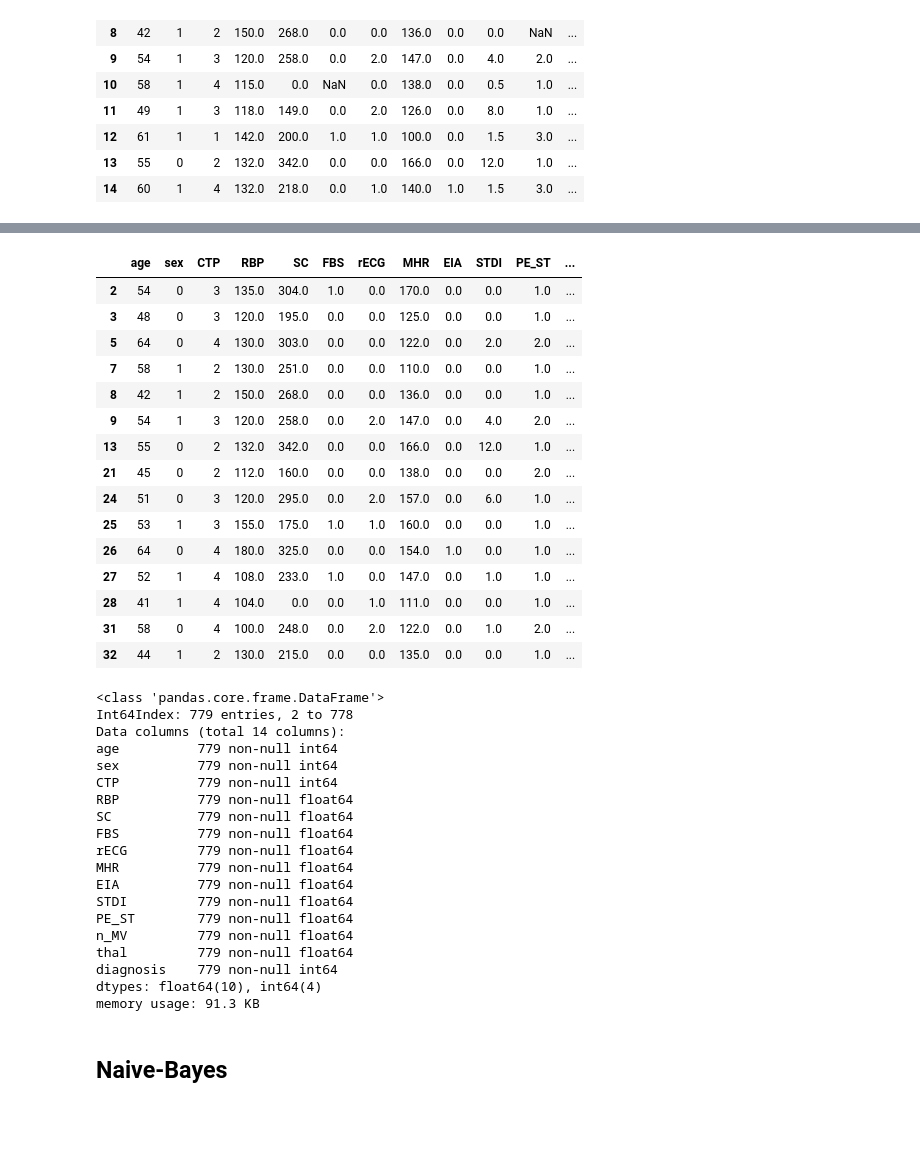
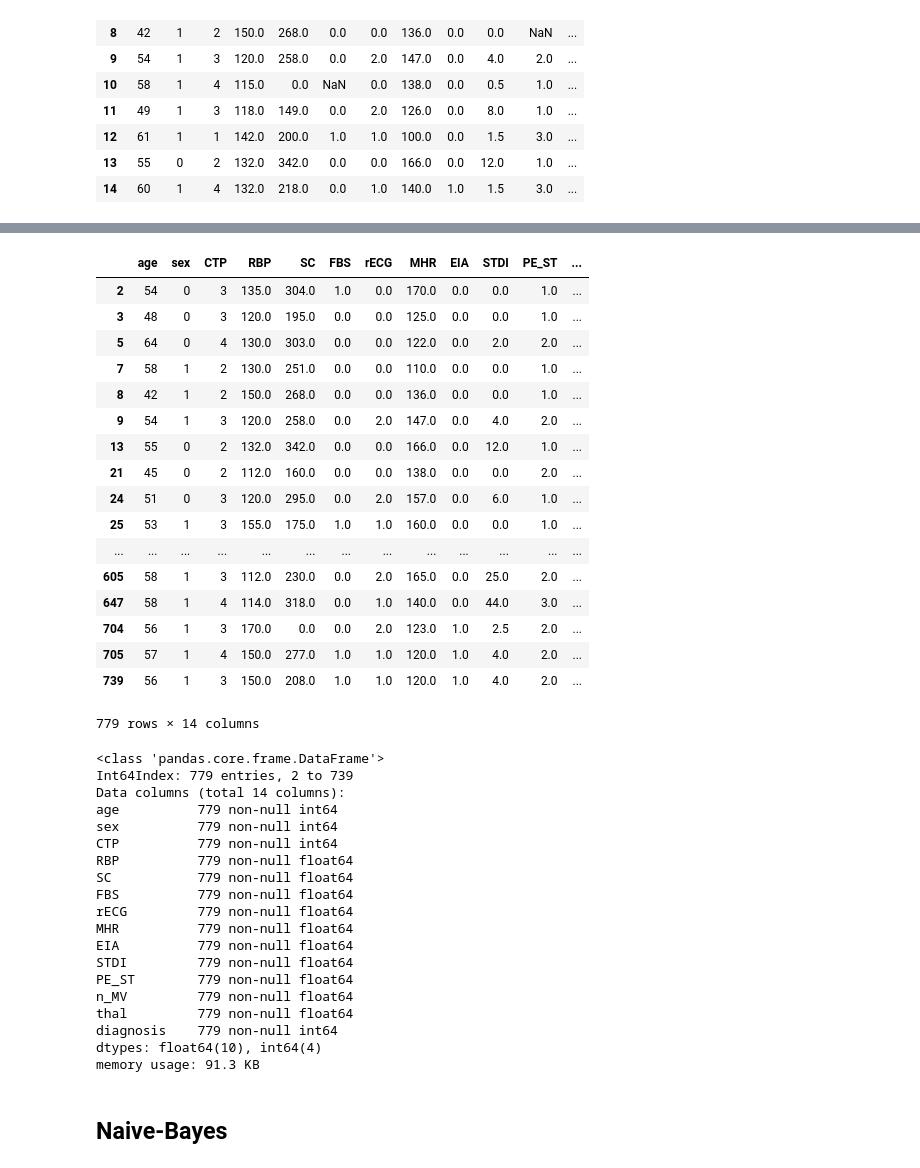
Before and after one commit to AgeMagi/Tubes2-AI, a Jupyter notebook: 13516079.ipynb, the cells around one changed output, grey strips where cells are left out. Drawn from its saved outputs; the diff is of its cells as text; code cells hidden in the pictures; blank space fills up the shorter version.

```diff
--- a/13516079.ipynb
+++ b/13516079.ipynb
@@ -21,6 +19,6 @@ ModuleNotFoundError: No module named 'seaborn'
 # %%
 # Path menuju file dataset training
-file_path = './tubes2_HeartDisease_train.csv'
+file_path = 'Tubes II AI/tubes2_HeartDisease_train.csv'
 
 # Header kolom
 headers = ['age', 'sex', 'CTP', 'RBP','SC', 'FBS','rECG', 'MHR', 'EIA','STDI','PE_ST', 'n_MV','thal', 'diagnosis']
@@ -48,15 +46,27 @@ train_dataset.head(15)
 # %%
 # Memisahkan dataset menjadi 2 kelompok
 train_dataset_0 = train_dataset[train_dataset['diagnosis'] == 0].copy()
-train_dataset_1 = train_dataset[train_dataset['diagnosis'] != 0].copy()
+train_dataset_1 = train_dataset[train_dataset['diagnosis'] == 1].copy()
+train_dataset_2 = train_dataset[train_dataset['diagnosis'] == 2].copy()
+train_dataset_3 = train_dataset[train_dataset['diagnosis'] == 3].copy()
+train_dataset_4 = train_dataset[train_dataset['diagnosis'] == 4].copy()
 
 # Menyimpan nilai modus setiap atribut untuk kedua kelompok
 dataset_0_modes = train_dataset_0.mode().iloc[0]
 dataset_0_modes.name = 'mode'
 dataset_1_modes = train_dataset_1.mode().iloc[0]
 dataset_1_modes.name = 'mode'
+dataset_2_modes = train_dataset_2.mode().iloc[0]
+dataset_2_modes.name = 'mode'
+dataset_3_modes = train_dataset_3.mode().iloc[0]
+dataset_3_modes.name = 'mode'
+dataset_4_modes = train_dataset_4.mode().iloc[0]
+dataset_4_modes.name = 'mode'
 
 # Menampilkan nilai modus setiap atribut untuk kedua kelompok
 display(pd.Series.to_frame(dataset_0_modes))
 display(pd.Series.to_frame(dataset_1_modes))
+display(pd.Series.to_frame(dataset_2_modes))
+display(pd.Series.to_frame(dataset_3_modes))
+display(pd.Series.to_frame(dataset_4_modes))
 # %% [output]
@@ -96,33 +148,38 @@ display(pd.Series.to_frame(dataset_1_modes))
 # %%
 # Mengisi nilai atribut yang tidak diketahui
 train_dataset_0.fillna(dataset_0_modes, inplace=True)
 train_dataset_1.fillna(dataset_1_modes, inplace=True)
+train_dataset_2.fillna(dataset_2_modes, inplace=True)
+train_dataset_3.fillna(dataset_3_modes, inplace=True)
+train_dataset_4.fillna(dataset_4_modes, inplace=True)
 
 # Menggabungkan kembali kedua kelompok
-train_dataset = pd.concat([train_dataset_0, train_dataset_1])
-train_dataset.head(15)
+train_dataset = pd.concat([train_dataset_0, train_dataset_1, train_dataset_2, train_dataset_3, train_dataset_4])
+train_dataset
 # %% [output]
 |  | age | sex | CTP | RBP | SC | FBS | rECG | MHR | EIA | STDI | PE_ST | ... |
 | 2 | 54 | 0 | 3 | 135.0 | 304.0 | 1.0 | 0.0 | 170.0 | 0.0 | 0.0 | 1.0 | ... |
 | 3 | 48 | 0 | 3 | 120.0 | 195.0 | 0.0 | 0.0 | 125.0 | 0.0 | 0.0 | 1.0 | ... |
 | 5 | 64 | 0 | 4 | 130.0 | 303.0 | 0.0 | 0.0 | 122.0 | 0.0 | 2.0 | 2.0 | ... |
 | 7 | 58 | 1 | 2 | 130.0 | 251.0 | 0.0 | 0.0 | 110.0 | 0.0 | 0.0 | 1.0 | ... |
 | 8 | 42 | 1 | 2 | 150.0 | 268.0 | 0.0 | 0.0 | 136.0 | 0.0 | 0.0 | 1.0 | ... |
 | 9 | 54 | 1 | 3 | 120.0 | 258.0 | 0.0 | 2.0 | 147.0 | 0.0 | 4.0 | 2.0 | ... |
 | 13 | 55 | 0 | 2 | 132.0 | 342.0 | 0.0 | 0.0 | 166.0 | 0.0 | 12.0 | 1.0 | ... |
 | 21 | 45 | 0 | 2 | 112.0 | 160.0 | 0.0 | 0.0 | 138.0 | 0.0 | 0.0 | 2.0 | ... |
 | 24 | 51 | 0 | 3 | 120.0 | 295.0 | 0.0 | 2.0 | 157.0 | 0.0 | 6.0 | 1.0 | ... |
 | 25 | 53 | 1 | 3 | 155.0 | 175.0 | 1.0 | 1.0 | 160.0 | 0.0 | 0.0 | 1.0 | ... |
-| 26 | 64 | 0 | 4 | 180.0 | 325.0 | 0.0 | 0.0 | 154.0 | 1.0 | 0.0 | 1.0 | ... |
-| 27 | 52 | 1 | 4 | 108.0 | 233.0 | 1.0 | 0.0 | 147.0 | 0.0 | 1.0 | 1.0 | ... |
-| 28 | 41 | 1 | 4 | 104.0 | 0.0 | 0.0 | 1.0 | 111.0 | 0.0 | 0.0 | 1.0 | ... |
-| 31 | 58 | 0 | 4 | 100.0 | 248.0 | 0.0 | 2.0 | 122.0 | 0.0 | 1.0 | 2.0 | ... |
-| 32 | 44 | 1 | 2 | 130.0 | 215.0 | 0.0 | 0.0 | 135.0 | 0.0 | 0.0 | 1.0 | ... |
+| ... | ... | ... | ... | ... | ... | ... | ... | ... | ... | ... | ... | ... |
+| 605 | 58 | 1 | 3 | 112.0 | 230.0 | 0.0 | 2.0 | 165.0 | 0.0 | 25.0 | 2.0 | ... |
+| 647 | 58 | 1 | 4 | 114.0 | 318.0 | 0.0 | 1.0 | 140.0 | 0.0 | 44.0 | 3.0 | ... |
+| 704 | 56 | 1 | 3 | 170.0 | 0.0 | 0.0 | 2.0 | 123.0 | 1.0 | 2.5 | 2.0 | ... |
+| 705 | 57 | 1 | 4 | 150.0 | 277.0 | 1.0 | 1.0 | 120.0 | 1.0 | 4.0 | 2.0 | ... |
+| 739 | 56 | 1 | 3 | 150.0 | 208.0 | 1.0 | 1.0 | 120.0 | 1.0 | 4.0 | 2.0 | ... |
+779 rows × 14 columns
 # %%
 train_dataset.info()
 # %% [output]
 <class 'pandas.core.frame.DataFrame'>
-Int64Index: 779 entries, 2 to 778
+Int64Index: 779 entries, 2 to 739
 Data columns (total 14 columns):
 age          779 non-null int64
 sex          779 non-null int64
```
Also changed, not shown: parts of 48 cells of this notebook.
